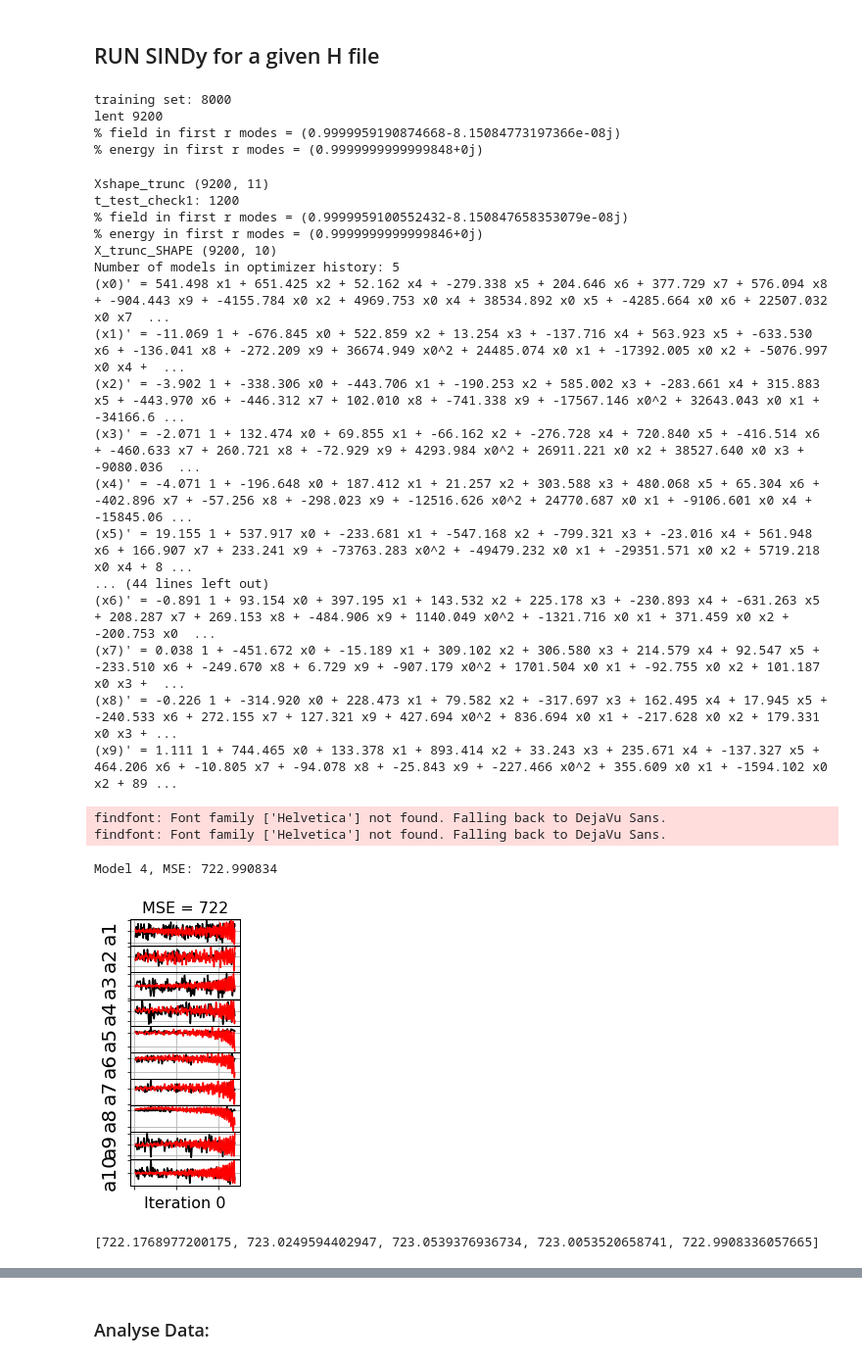
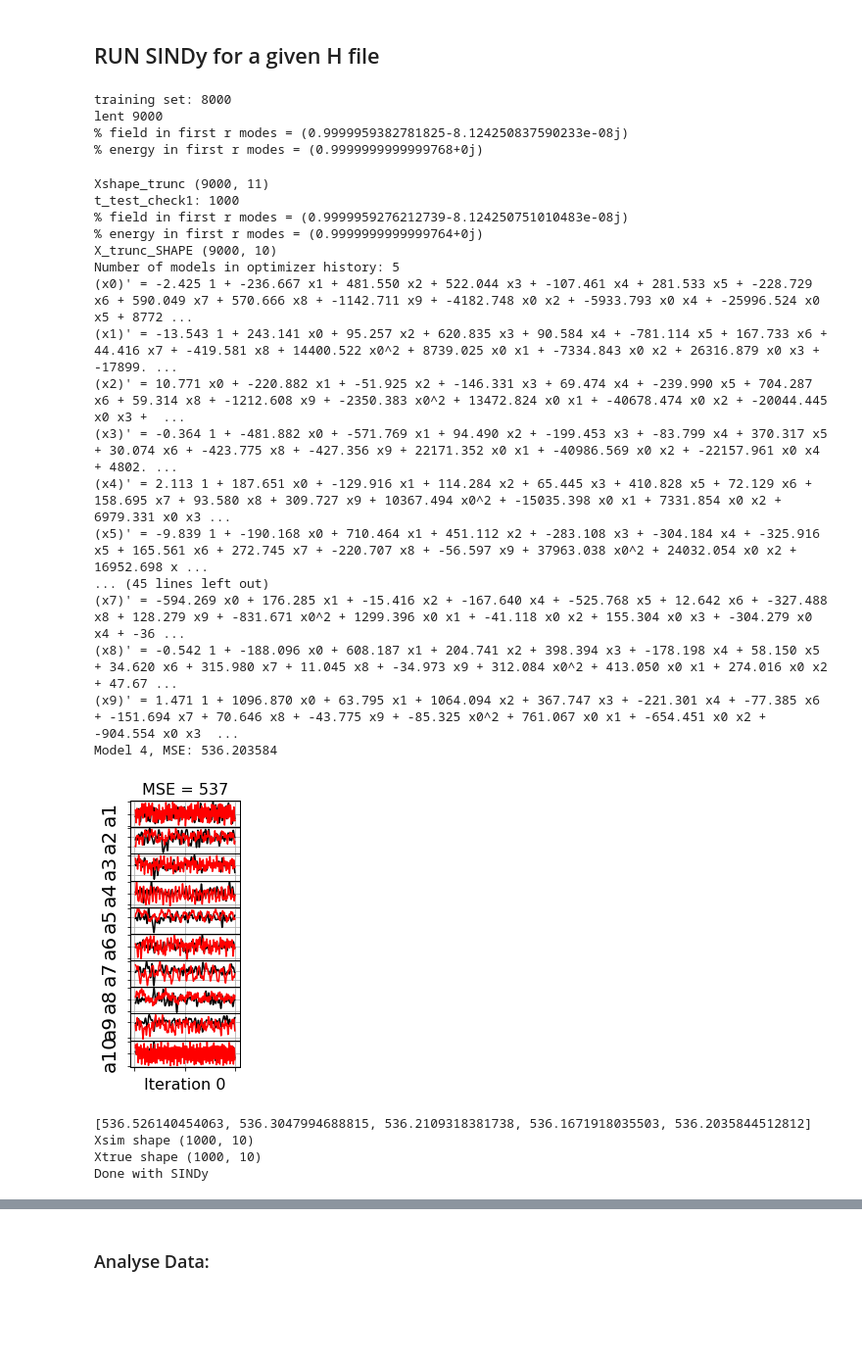
Before and after one commit to SamuelKhiangte/InterInterface-Fluctuations-in-a-Turbulent-Binary-Fluid-using-Data-Driven-Methods, a Jupyter notebook: SINDY_MAIN.ipynb, the cells around one changed output, grey strips where cells are left out. Shown at 98% size. Drawn from its saved outputs; the diff is of its cells as text; code cells hidden in the pictures; blank space fills up the shorter version.

```diff
--- a/SINDY_MAIN.ipynb
+++ b/SINDY_MAIN.ipynb
@@ -659,42 +649,42 @@ np.savetxt(f"hs_{ST}.txt", h, fmt='%.6f')
 # %%
 h1=np.loadtxt('h_200_new.txt')
 
 normalized_h_store=h1
 h_sub=np.array(h1)
 thetas = np.linspace(0, 2 * np.pi, len(h1[0]))
 ti=0
-T_sim=1200
+T_sim=1000
 t_sim_display=0
 choose_model=2
 reduce=1
 order=2
 mode=10
 max_height=1
 coeffecients,feature_names,Q_sim,Q_real,t_test,x_train,x_sim,x_true,x, S2, Vh,MSE_i=find_model(h_sub,thetas,ti,order,mode,max_height,T_sim, t_sim_display,choose_model,"200",reduce)
 # %% [output]
 training set: 8000
-lent 9200
-% field in first r modes = (0.9999959190874668-8.15084773197366e-08j)
-% energy in first r modes = (0.9999999999999848+0j)
+lent 9000
+% field in first r modes = (0.9999959382781825-8.124250837590233e-08j)
+% energy in first r modes = (0.9999999999999768+0j)
-Xshape_trunc (9200, 11)
-t_test_check1: 1200
-% field in first r modes = (0.9999959100552432-8.150847658353079e-08j)
-% energy in first r modes = (0.9999999999999846+0j)
-X_trunc_SHAPE (9200, 10)
+Xshape_trunc (9000, 11)
+t_test_check1: 1000
+% field in first r modes = (0.9999959276212739-8.124250751010483e-08j)
+% energy in first r modes = (0.9999999999999764+0j)
+X_trunc_SHAPE (9000, 10)
 Number of models in optimizer history: 5
-(x0)' = 541.498 x1 + 651.425 x2 + 52.162 x4 + -279.338 x5 + 204.646 x6 + 377.729 x7 + 576.094 x8 + -904.443 x9 + -4155.784 x0 x2 + 4969.753 x0 x4 + 38534.892 x0 x5 + -4285.664 x0 x6 + 22507.032 x0 x7  ...
-(x1)' = -11.069 1 + -676.845 x0 + 522.859 x2 + 13.254 x3 + -137.716 x4 + 563.923 x5 + -633.530 x6 + -136.041 x8 + -272.209 x9 + 36674.949 x0^2 + 24485.074 x0 x1 + -17392.005 x0 x2 + -5076.997 x0 x4 +  ...
-(x2)' = -3.902 1 + -338.306 x0 + -443.706 x1 + -190.253 x2 + 585.002 x3 + -283.661 x4 + 315.883 x5 + -443.970 x6 + -446.312 x7 + 102.010 x8 + -741.338 x9 + -17567.146 x0^2 + 32643.043 x0 x1 + -34166.6 ...
-(x3)' = -2.071 1 + 132.474 x0 + 69.855 x1 + -66.162 x2 + -276.728 x4 + 720.840 x5 + -416.514 x6 + -460.633 x7 + 260.721 x8 + -72.929 x9 + 4293.984 x0^2 + 26911.221 x0 x2 + 38527.640 x0 x3 + -9080.036  ...
-(x4)' = -4.071 1 + -196.648 x0 + 187.412 x1 + 21.257 x2 + 303.588 x3 + 480.068 x5 + 65.304 x6 + -402.896 x7 + -57.256 x8 + -298.023 x9 + -12516.626 x0^2 + 24770.687 x0 x1 + -9106.601 x0 x4 + -15845.06 ...
-(x5)' = 19.155 1 + 537.917 x0 + -233.681 x1 + -547.168 x2 + -799.321 x3 + -23.016 x4 + 561.948 x6 + 166.907 x7 + 233.241 x9 + -73763.283 x0^2 + -49479.232 x0 x1 + -29351.571 x0 x2 + 5719.218 x0 x4 + 8 ...
-... (44 lines left out)
-(x6)' = -0.891 1 + 93.154 x0 + 397.195 x1 + 143.532 x2 + 225.178 x3 + -230.893 x4 + -631.263 x5 + 208.287 x7 + 269.153 x8 + -484.906 x9 + 1140.049 x0^2 + -1321.716 x0 x1 + 371.459 x0 x2 + -200.753 x0  ...
-(x7)' = 0.038 1 + -451.672 x0 + -15.189 x1 + 309.102 x2 + 306.580 x3 + 214.579 x4 + 92.547 x5 + -233.510 x6 + -249.670 x8 + 6.729 x9 + -907.179 x0^2 + 1701.504 x0 x1 + -92.755 x0 x2 + 101.187 x0 x3 +  ...
-(x8)' = -0.226 1 + -314.920 x0 + 228.473 x1 + 79.582 x2 + -317.697 x3 + 162.495 x4 + 17.945 x5 + -240.533 x6 + 272.155 x7 + 127.321 x9 + 427.694 x0^2 + 836.694 x0 x1 + -217.628 x0 x2 + 179.331 x0 x3 + ...
-(x9)' = 1.111 1 + 744.465 x0 + 133.378 x1 + 893.414 x2 + 33.243 x3 + 235.671 x4 + -137.327 x5 + 464.206 x6 + -10.805 x7 + -94.078 x8 + -25.843 x9 + -227.466 x0^2 + 355.609 x0 x1 + -1594.102 x0 x2 + 89 ...
+(x0)' = -2.425 1 + -236.667 x1 + 481.550 x2 + 522.044 x3 + -107.461 x4 + 281.533 x5 + -228.729 x6 + 590.049 x7 + 570.666 x8 + -1142.711 x9 + -4182.748 x0 x2 + -5933.793 x0 x4 + -25996.524 x0 x5 + 8772 ...
+(x1)' = -13.543 1 + 243.141 x0 + 95.257 x2 + 620.835 x3 + 90.584 x4 + -781.114 x5 + 167.733 x6 + 44.416 x7 + -419.581 x8 + 14400.522 x0^2 + 8739.025 x0 x1 + -7334.843 x0 x2 + 26316.879 x0 x3 + -17899. ...
+(x2)' = 10.771 x0 + -220.882 x1 + -51.925 x2 + -146.331 x3 + 69.474 x4 + -239.990 x5 + 704.287 x6 + 59.314 x8 + -1212.608 x9 + -2350.383 x0^2 + 13472.824 x0 x1 + -40678.474 x0 x2 + -20044.445 x0 x3 +  ...
+(x3)' = -0.364 1 + -481.882 x0 + -571.769 x1 + 94.490 x2 + -199.453 x3 + -83.799 x4 + 370.317 x5 + 30.074 x6 + -423.775 x8 + -427.356 x9 + 22171.352 x0 x1 + -40986.569 x0 x2 + -22157.961 x0 x4 + 4802. ...
+(x4)' = 2.113 1 + 187.651 x0 + -129.916 x1 + 114.284 x2 + 65.445 x3 + 410.828 x5 + 72.129 x6 + 158.695 x7 + 93.580 x8 + 309.727 x9 + 10367.494 x0^2 + -15035.398 x0 x1 + 7331.854 x0 x2 + 6979.331 x0 x3 ...
+(x5)' = -9.839 1 + -190.168 x0 + 710.464 x1 + 451.112 x2 + -283.108 x3 + -304.184 x4 + -325.916 x5 + 165.561 x6 + 272.745 x7 + -220.707 x8 + -56.597 x9 + 37963.038 x0^2 + 24032.054 x0 x2 + 16952.698 x ...
+... (45 lines left out)
+(x7)' = -594.269 x0 + 176.285 x1 + -15.416 x2 + -167.640 x4 + -525.768 x5 + 12.642 x6 + -327.488 x8 + 128.279 x9 + -831.671 x0^2 + 1299.396 x0 x1 + -41.118 x0 x2 + 155.304 x0 x3 + -304.279 x0 x4 + -36 ...
+(x8)' = -0.542 1 + -188.096 x0 + 608.187 x1 + 204.741 x2 + 398.394 x3 + -178.198 x4 + 58.150 x5 + 34.620 x6 + 315.980 x7 + 11.045 x8 + -34.973 x9 + 312.084 x0^2 + 413.050 x0 x1 + 274.016 x0 x2 + 47.67 ...
+(x9)' = 1.471 1 + 1096.870 x0 + 63.795 x1 + 1064.094 x2 + 367.747 x3 + -221.301 x4 + -77.385 x6 + -151.694 x7 + 70.646 x8 + -43.775 x9 + -85.325 x0^2 + 761.067 x0 x1 + -654.451 x0 x2 + -904.554 x0 x3  ...
+Model 4, MSE: 536.203584
+[figure, new version]
-findfont: Font family ['Helvetica'] not found. Falling back to DejaVu Sans.
-findfont: Font family ['Helvetica'] not found. Falling back to DejaVu Sans.
+[536.526140454063, 536.3047994688815, 536.2109318381738, 536.1671918035503, 536.2035844512812]
+Xsim shape (1000, 10)
+Xtrue shape (1000, 10)
+Done with SINDy
-Model 4, MSE: 722.990834
-[figure, old version]
-[722.1768977200175, 723.0249594402947, 723.0539376936734, 723.0053520658741, 722.9908336057665]
```
Also changed, not shown: parts of 8 cells of this notebook.
